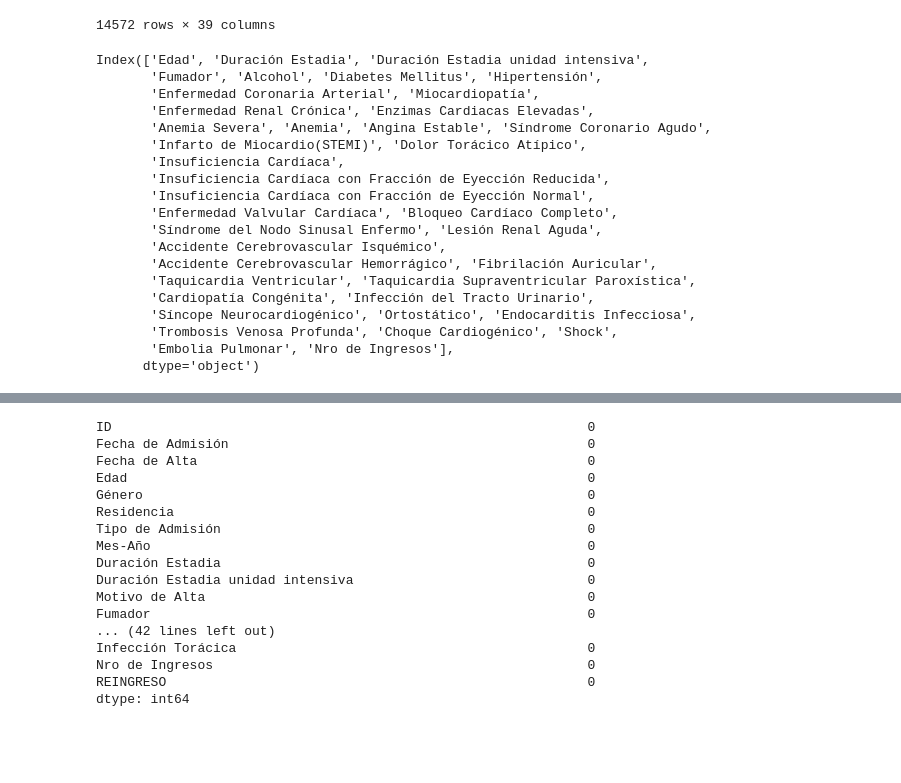
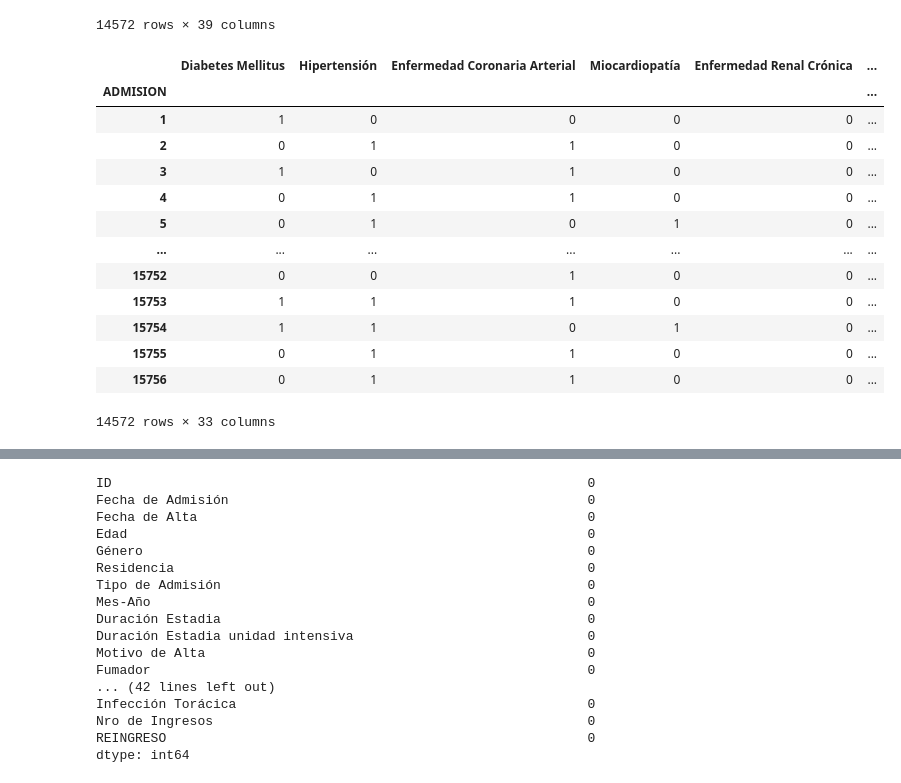
Before and after one commit to Estefaniagz/Proyecto_nocountry, a Jupyter notebook: explore.ipynb, the cells around one changed output, grey strips where cells are left out. Drawn from its saved outputs; the diff is of its cells as text; code cells hidden in the pictures; blank space fills up the shorter version.

```diff
--- a/explore.ipynb
+++ b/explore.ipynb
@@ -506,25 +598,3 @@ df_numerico
 | 15755 | 82 | 10 | 5 | 0 | 0 | 0 | 1 | ... |
 | 15756 | 59 | 4 | 2 | 0 | 0 | 0 | 1 | ... |
 14572 rows × 39 columns
-# %%
-df_numerico.columns
-# %% [output]
-Index(['Edad', 'Duración Estadia', 'Duración Estadia unidad intensiva',
-       'Fumador', 'Alcohol', 'Diabetes Mellitus', 'Hipertensión',
-       'Enfermedad Coronaria Arterial', 'Miocardiopatía',
-       'Enfermedad Renal Crónica', 'Enzimas Cardiacas Elevadas',
-       'Anemia Severa', 'Anemia', 'Angina Estable', 'Síndrome Coronario Agudo',
-       'Infarto de Miocardio(STEMI)', 'Dolor Torácico Atípico',
-       'Insuficiencia Cardíaca',
-       'Insuficiencia Cardíaca con Fracción de Eyección Reducida',
-       'Insuficiencia Cardíaca con Fracción de Eyección Normal',
-       'Enfermedad Valvular Cardíaca', 'Bloqueo Cardíaco Completo',
-       'Síndrome del Nodo Sinusal Enfermo', 'Lesión Renal Aguda',
-       'Accidente Cerebrovascular Isquémico',
-       'Accidente Cerebrovascular Hemorrágico', 'Fibrilación Auricular',
-       'Taquicardia Ventricular', 'Taquicardia Supraventricular Paroxística',
-       'Cardiopatía Congénita', 'Infección del Tracto Urinario',
-       'Síncope Neurocardiogénico', 'Ortostático', 'Endocarditis Infecciosa',
-       'Trombosis Venosa Profunda', 'Choque Cardiogénico', 'Shock',
-       'Embolia Pulmonar', 'Nro de Ingresos'],
-      dtype='object')
@@ -531 +619,18 @@ Index(['Edad', 'Duración Estadia', 'Duración Estadia unidad intensiva',
+# %%
+df_patologias
+# %% [output]
+|  | Diabetes Mellitus | Hipertensión | Enfermedad Coronaria Arterial | Miocardiopatía | Enfermedad Renal Crónica | ... |
+| ADMISION |  |  |  |  |  | ... |
+| 1 | 1 | 0 | 0 | 0 | 0 | ... |
+| 2 | 0 | 1 | 1 | 0 | 0 | ... |
+| 3 | 1 | 0 | 1 | 0 | 0 | ... |
+| 4 | 0 | 1 | 1 | 0 | 0 | ... |
+| 5 | 0 | 1 | 0 | 1 | 0 | ... |
+| ... | ... | ... | ... | ... | ... | ... |
+| 15752 | 0 | 0 | 1 | 0 | 0 | ... |
+| 15753 | 1 | 1 | 1 | 0 | 0 | ... |
+| 15754 | 1 | 1 | 0 | 1 | 0 | ... |
+| 15755 | 0 | 1 | 1 | 0 | 0 | ... |
+| 15756 | 0 | 1 | 1 | 0 | 0 | ... |
+14572 rows × 33 columns
 # %%
```
Also changed, not shown: parts of 17 cells of this notebook.
